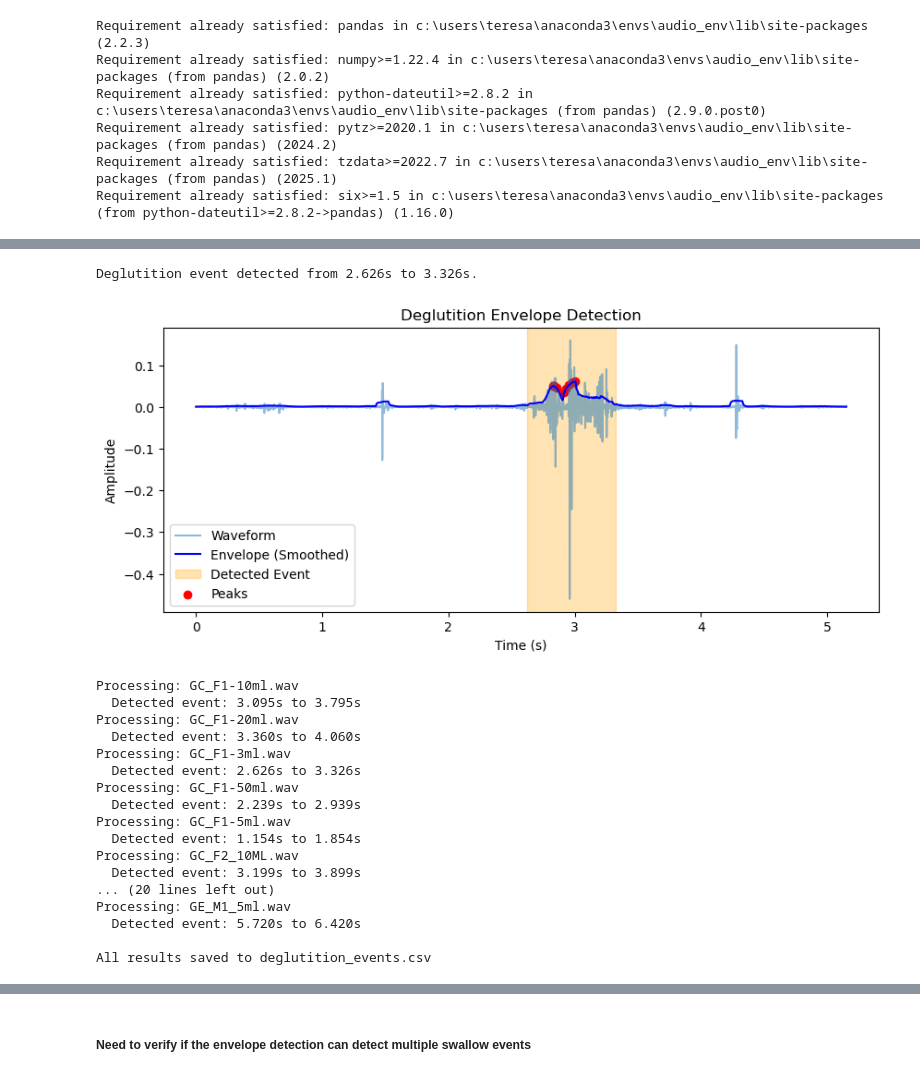
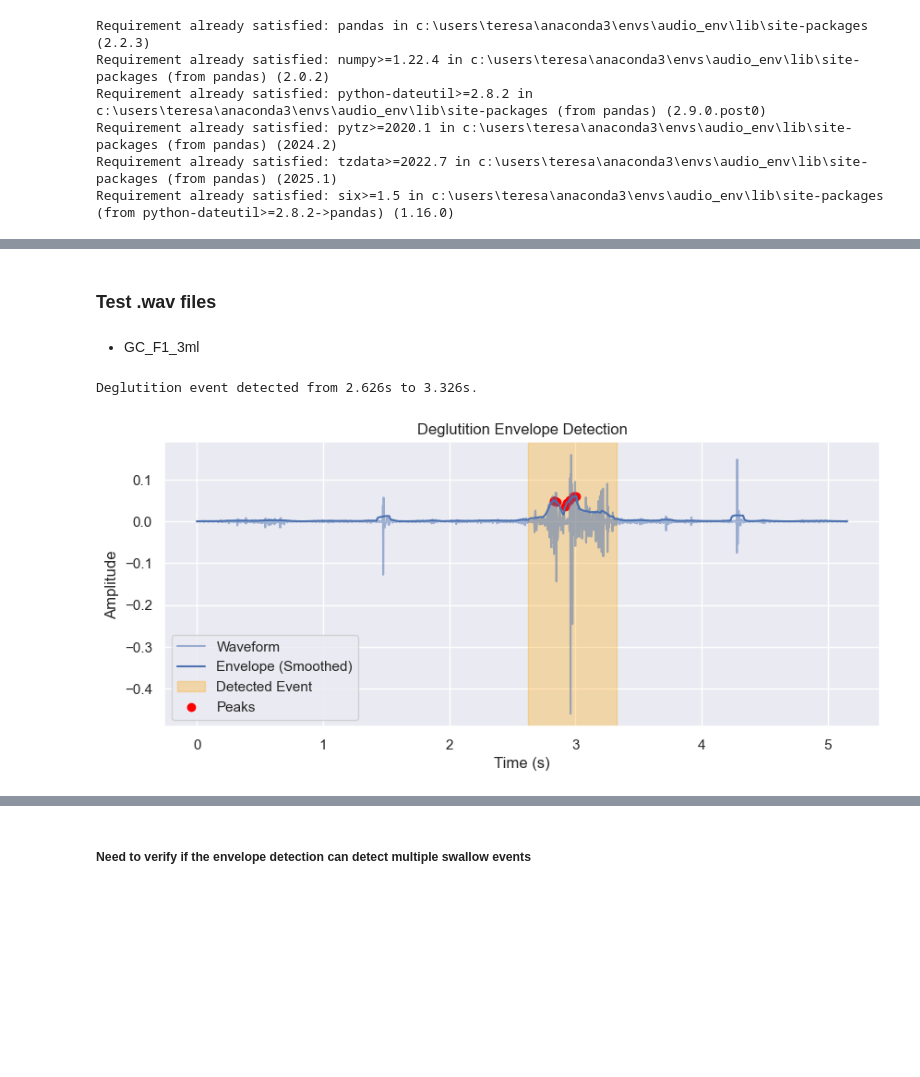
Before and after one commit to TTorres98/Swallowing-Detection, a Jupyter notebook: Audio_analysis/Audio_labeling.ipynb, the cells around one changed output, grey strips where cells are left out. Drawn from its saved outputs; the diff is of its cells as text; code cells hidden in the pictures; blank space fills up the shorter version.

```diff
--- a/Audio_analysis/Audio_labeling.ipynb
+++ b/Audio_analysis/Audio_labeling.ipynb
@@ -128,5 +51,0 @@ Results saved to tempos_deglutiçao.csv
-# %%
-import pandas as pd
-
-df = pd.read_csv('tempos_deglutiçao.csv')
-df
@@ -154,7 +147,14 @@ import matplotlib.pyplot as plt
+# %% [markdown]
+### Test .wav files
+# %% [markdown]
+- GC_F1_3ml
 # %%
 # Load the audio file
-audio_path = r"C:\Users\Teresa\Desktop\MBBAS (2ºano)\Tese\Audio_samples\GC_F1-3ml.wav"
+audio_path = r'C:\Users\Teresa\Desktop\MBBAS (2ºano)\Tese\Audio_samples\GC_F1-3ml.wav'
 y, sr = librosa.load(audio_path, sr=None)  # Load with original sampling rate
+
+# Set Seaborn style
+sns.set(style="darkgrid")
 
 # Compute envelope using the Hilbert transform
 analytic_signal = scipy.signal.hilbert(y)
@@ -174,93 +174,33 @@ peak_times = peaks / sr
 if len(peak_times) > 0:
     event_start = max(0, peak_times[0] - 0.2)  # 200ms before the peak
     event_end = min(len(y) / sr, peak_times[0] + 0.5)  # 500ms after the peak
 
     # Save to CSV
     df = pd.DataFrame({"Start_Time": [event_start], "End_Time": [event_end]})
     df.to_csv("deglutition_event.csv", index=False)
 
     print(f"Deglutition event detected from {event_start:.3f}s to {event_end:.3f}s.")
 
     # Plot waveform and envelope with highlighted event
     plt.figure(figsize=(10, 4))
     time_axis = np.linspace(0, len(y) / sr, len(y))
 
-    plt.plot(time_axis, y, alpha=0.5, label="Waveform")
-    plt.plot(time_axis, smoothed_envelope, 'b', label="Envelope (Smoothed)")
+    sns.lineplot(x=time_axis, y=y, alpha=0.5, label="Waveform")
+    sns.lineplot(x=time_axis, y=smoothed_envelope, color='b', label="Envelope (Smoothed)")
 
     # Highlight deglutition event
     plt.axvspan(event_start, event_end, color='orange', alpha=0.3, label="Detected Event")
 
     # Mark peaks
     plt.scatter(peak_times, [smoothed_envelope[peaks[i]] for i in range(len(peaks))], color='red', label="Peaks")
 
     plt.xlabel("Time (s)")
     plt.ylabel("Amplitude")
     plt.legend()
     plt.title("Deglutition Envelope Detection")
     plt.show()
 else:
     print("No clear deglutition event detected.")
 # %% [output]
 Deglutition event detected from 2.626s to 3.326s.
-[figure, old version]
+[figure, new version]
-# %%
-# Folder containing the WAV files
-folder_path = r"C:\Users\Teresa\Desktop\MBBAS (2ºano)\Tese\Audio_samples"
-output_csv = "deglutition_events.csv"  # Output CSV file
-
-# List to store results
-results = []
-
-# Process each WAV file in the folder
-for file_name in os.listdir(folder_path):
-    if file_name.endswith(".wav"):  # Only process WAV files
-        audio_path = os.path.join(folder_path, file_name)
-        print(f"Processing: {file_name}")
-
-        # Load audio
-        y, sr = librosa.load(audio_path, sr=None)
-
-        # Compute envelope using Hilbert transform
-        analytic_signal = scipy.signal.hilbert(y)
-        amplitude_envelope = np.abs(analytic_signal)
-
-        # Smooth the envelope
-        window_size = int(sr * 0.1)  # 100ms window
-        smoothed_envelope = np.convolve(amplitude_envelope, np.ones(window_size) / window_size, mode='same')
-
-        # Detect peaks in the envelope
-        peaks, _ = scipy.signal.find_peaks(smoothed_envelope, height=np.max(smoothed_envelope) * 0.5)
-        peak_times = peaks / sr  # Convert to seconds
-
-        # Extract time interval for deglutition event
-        if len(peak_times) > 0:
-            event_start = max(0, peak_times[0] - 0.2)  # 200ms before peak
-            event_end = min(len(y) / sr, peak_times[0] + 0.5)  # 500ms after peak
-            results.append([file_name, event_start, event_end])
-            print(f"  Detected event: {event_start:.3f}s to {event_end:.3f}s")
-        else:
-            print(f"  No clear deglutition event detected.")
-
-# Save results to CSV
-df = pd.DataFrame(results, columns=["File_Name", "Start_Time", "End_Time"])
-df.to_csv(output_csv, index=False)
-print(f"\nAll results saved to {output_csv}")
-# %% [output]
-Processing: GC_F1-10ml.wav
-  Detected event: 3.095s to 3.795s
-Processing: GC_F1-20ml.wav
-  Detected event: 3.360s to 4.060s
-Processing: GC_F1-3ml.wav
-  Detected event: 2.626s to 3.326s
-Processing: GC_F1-50ml.wav
-  Detected event: 2.239s to 2.939s
-Processing: GC_F1-5ml.wav
-  Detected event: 1.154s to 1.854s
-Processing: GC_F2_10ML.wav
-  Detected event: 3.199s to 3.899s
-... (20 lines left out)
-Processing: GE_M1_5ml.wav
-  Detected event: 5.720s to 6.420s
-
-All results saved to deglutition_events.csv
```
Also changed, not shown: parts of 26 cells of this notebook, 9 other files.
